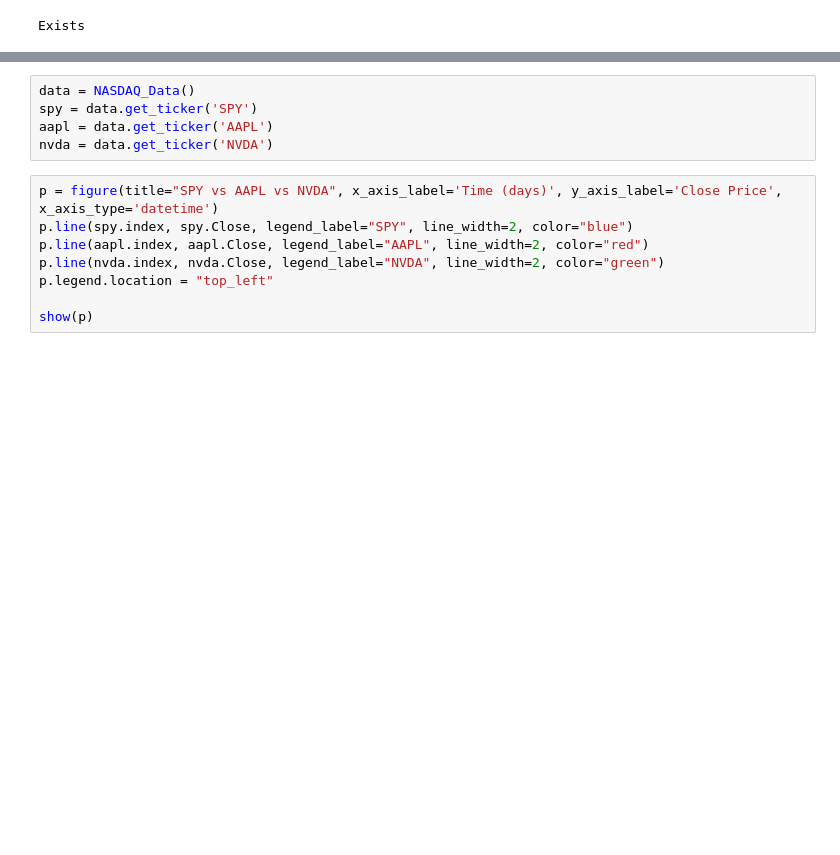
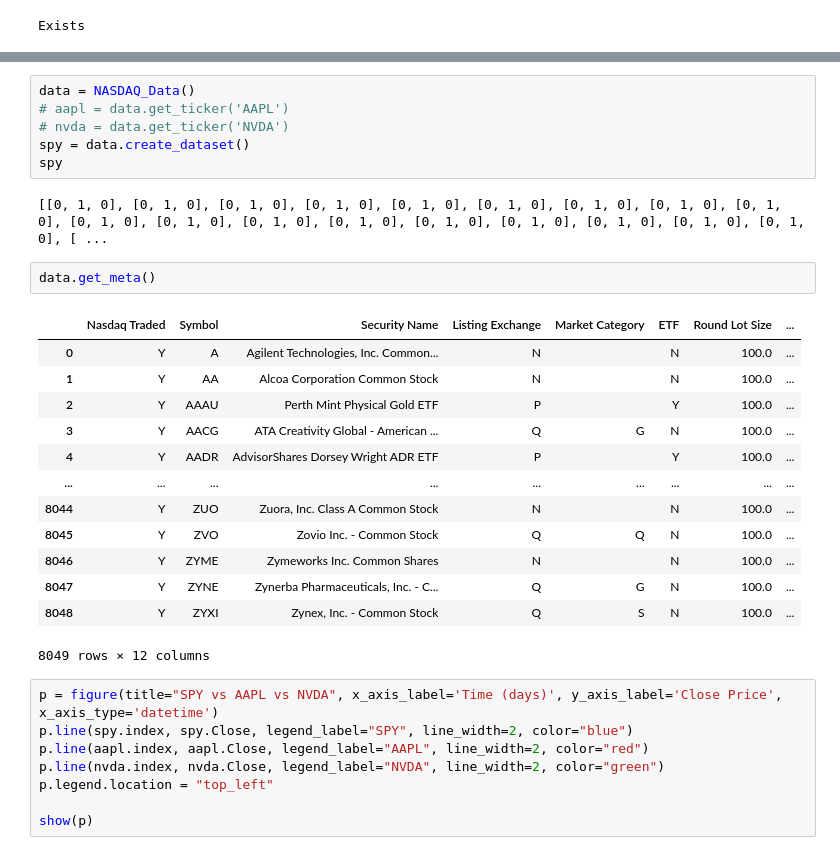
Before and after one commit to chekmateu/DSCI403-NASDAQ-Analysis, a Jupyter notebook: StockAnalysis.ipynb, the cells around one changed output, grey strips where cells are left out. Saved outputs shown, nothing was run; the diff lists cells and outputs as text; blank space fills up the shorter version.

```diff
--- a/StockAnalysis.ipynb
+++ b/StockAnalysis.ipynb
@@ -46,8 +130,27 @@ class NASDAQ_Data():
 # %%
 data = NASDAQ_Data()
-spy = data.get_ticker('SPY')
-aapl = data.get_ticker('AAPL')
-nvda = data.get_ticker('NVDA')
+# aapl = data.get_ticker('AAPL')
+# nvda = data.get_ticker('NVDA')
+spy = data.create_dataset()
+spy
+# %% [output]
+[[0, 1, 0], [0, 1, 0], [0, 1, 0], [0, 1, 0], [0, 1, 0], [0, 1, 0], [0, 1, 0], [0, 1, 0], [0, 1, 0], [0, 1, 0], [0, 1, 0], [0, 1, 0], [0, 1, 0], [0, 1, 0], [0, 1, 0], [0, 1, 0], [0, 1, 0], [0, 1, 0], [ ...
+# %%
+data.get_meta()
+# %% [output]
+|  | Nasdaq Traded | Symbol | Security Name | Listing Exchange | Market Category | ETF | Round Lot Size | ... |
+| 0 | Y | A | Agilent Technologies, Inc. Common... | N |  | N | 100.0 | ... |
+| 1 | Y | AA | Alcoa Corporation Common Stock | N |  | N | 100.0 | ... |
+| 2 | Y | AAAU | Perth Mint Physical Gold ETF | P |  | Y | 100.0 | ... |
+| 3 | Y | AACG | ATA Creativity Global - American ... | Q | G | N | 100.0 | ... |
+| 4 | Y | AADR | AdvisorShares Dorsey Wright ADR ETF | P |  | Y | 100.0 | ... |
+| ... | ... | ... | ... | ... | ... | ... | ... | ... |
+| 8044 | Y | ZUO | Zuora, Inc. Class A Common Stock | N |  | N | 100.0 | ... |
+| 8045 | Y | ZVO | Zovio Inc. - Common Stock | Q | Q | N | 100.0 | ... |
+| 8046 | Y | ZYME | Zymeworks Inc. Common Shares | N |  | N | 100.0 | ... |
+| 8047 | Y | ZYNE | Zynerba Pharmaceuticals, Inc. - C... | Q | G | N | 100.0 | ... |
+| 8048 | Y | ZYXI | Zynex, Inc. - Common Stock | Q | S | N | 100.0 | ... |
+8049 rows × 12 columns
 # %%
 p = figure(title="SPY vs AAPL vs NVDA", x_axis_label='Time (days)', y_axis_label='Close Price', x_axis_type='datetime')
 p.line(spy.index, spy.Close, legend_label="SPY", line_width=2, color="blue")
```
Also changed, not shown: parts of 4 cells of this notebook.
